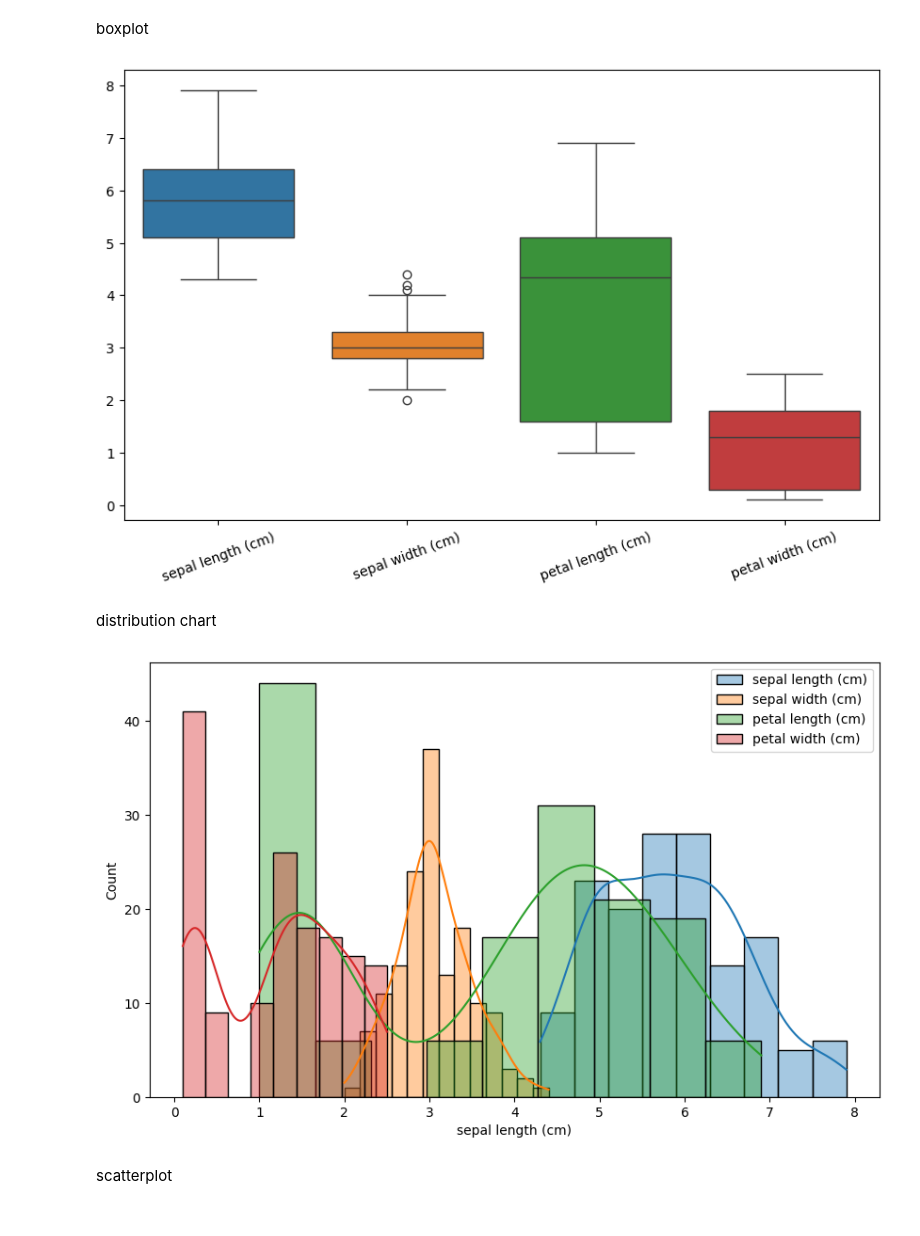
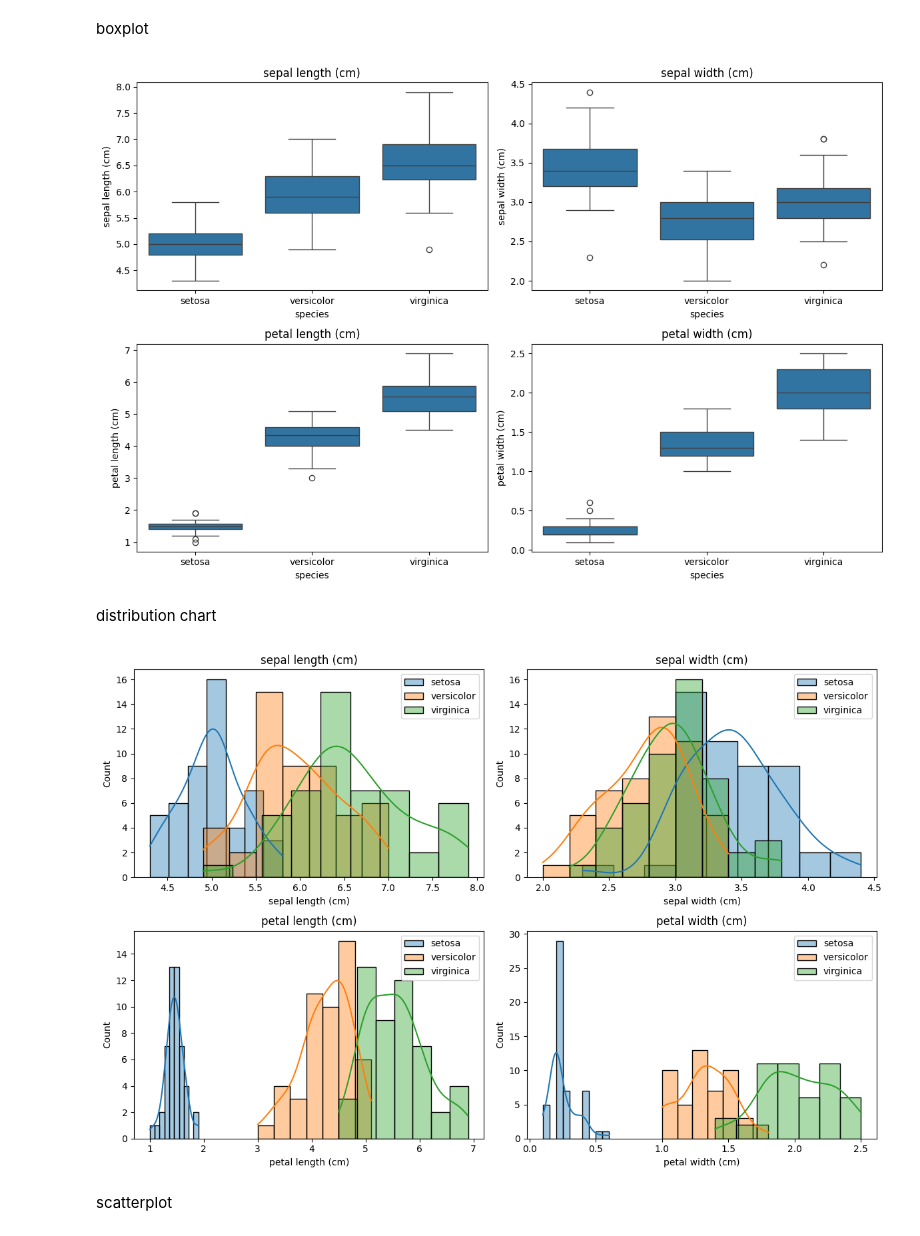
Before and after one commit to hridya-r-n/MCA-lab, a Jupyter notebook: Hridya.ipynb, the cells around one changed output. Cells and saved outputs as stored; diff of their text form; code cells hidden in the pictures.

```diff
--- a/Hridya.ipynb
+++ b/Hridya.ipynb
@@ -870,26 +879,40 @@ import pandas as pd
 import seaborn as sns
 
 iris = load_iris()
+
 df = pd.DataFrame(iris.data, columns=iris.feature_names)
+df['species'] = iris.target_names[iris.target]
 
-plt.figure(figsize=(10,6))
-sns.boxplot(data=df)
-plt.xticks(rotation=20)
+plt.figure(figsize=(12,8))
+
+for i, column in enumerate(iris.feature_names):
+    plt.subplot(2,2,i+1)
+    sns.boxplot(x='species', y=column, data=df)
+    plt.title(column)
+
+plt.tight_layout()
 plt.show()
 # %% [output]
-[figure, old version]
+[figure, new version]
 # %% [markdown]
 distribution chart
 # %%
-plt.figure(figsize=(10,6))
+plt.figure(figsize=(12,8))
 
-for column in df.columns:
-    sns.histplot(df[column], kde=True, label=column, alpha=0.4)
+for i, column in enumerate(iris.feature_names):
+    plt.subplot(2,2,i+1)
 
-plt.legend()
+    for species in iris.target_names:
+        data = df[df['species'] == species]
+        sns.histplot(data[column], kde=True, label=species, alpha=0.4)
+
+    plt.title(column)
+    plt.legend()
+
+plt.tight_layout()
 plt.show()
 # %% [output]
-[figure, old version]
+[figure, new version]
 # %% [markdown]
 scatterplot
 # %%
```
Also changed, not shown: parts of 16 cells of this notebook.
